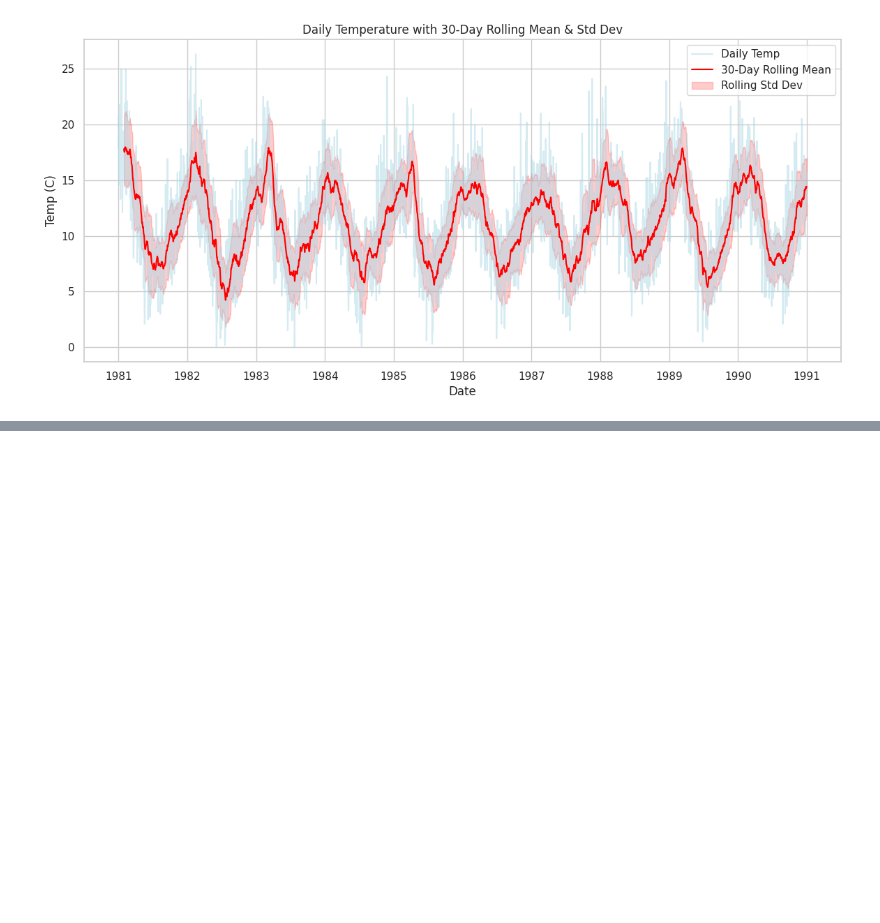
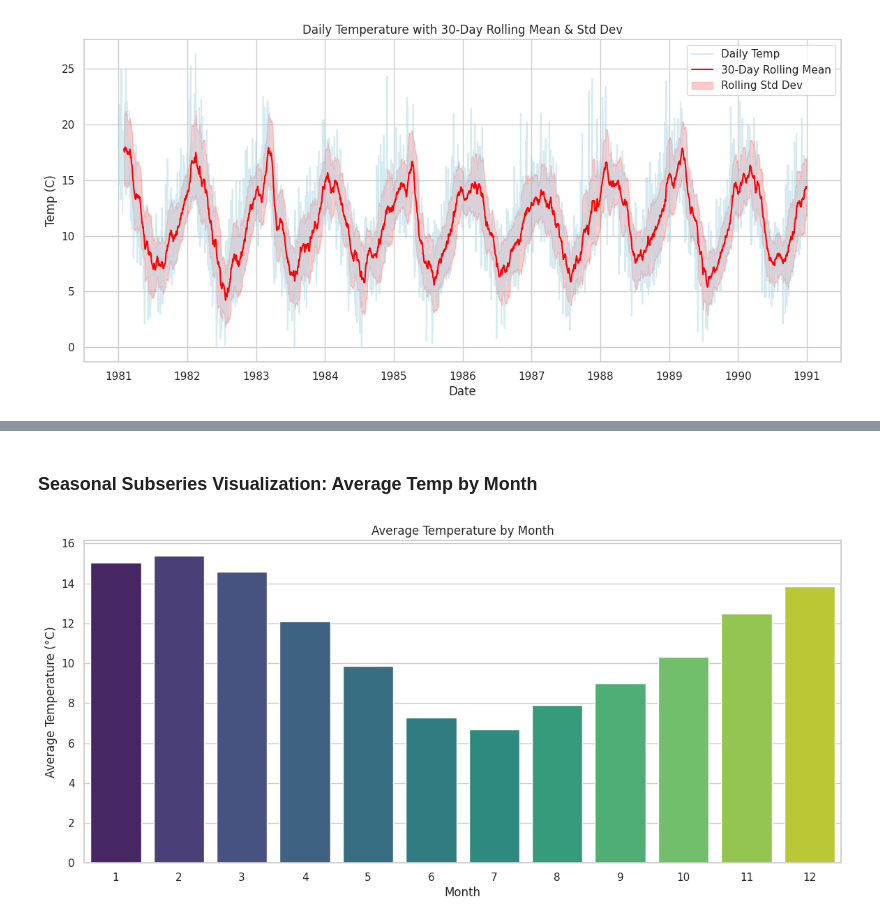
Before and after one commit to AmanullaChishty/DataScience, a Jupyter notebook: global-historical-climatology-network-ghcn-eda.ipynb, the cells around one changed output, grey strips where cells are left out. Drawn from its saved outputs; the diff is of its cells as text; code cells hidden in the pictures; blank space fills up the shorter version.

```diff
--- a/global-historical-climatology-network-ghcn-eda.ipynb
+++ b/global-historical-climatology-network-ghcn-eda.ipynb
@@ -170,0 +230,12 @@ plt.show()
+# %% [markdown]
+### Seasonal Subseries Visualization: Average Temp by Month
+# %%
+monthly_avg = df.groupby('Month')['Temp'].mean()
+plt.figure()
+sns.barplot(x=monthly_avg.index, y=monthly_avg.values,palette='viridis')
+plt.title('Average Temperature by Month')
+plt.xlabel('Month')
+plt.ylabel('Average Temperature (°C)')
+plt.show()
+# %% [output]
+[figure, added]
```
Also changed, not shown: parts of 8 cells of this notebook.
